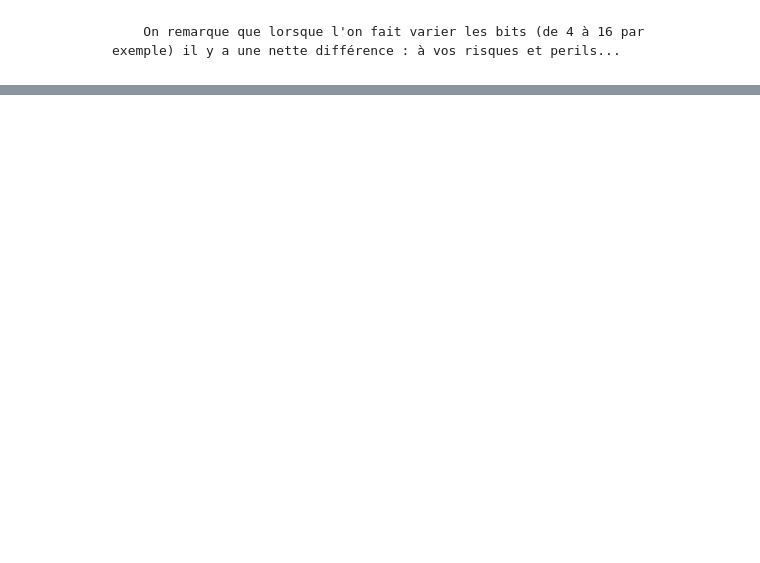
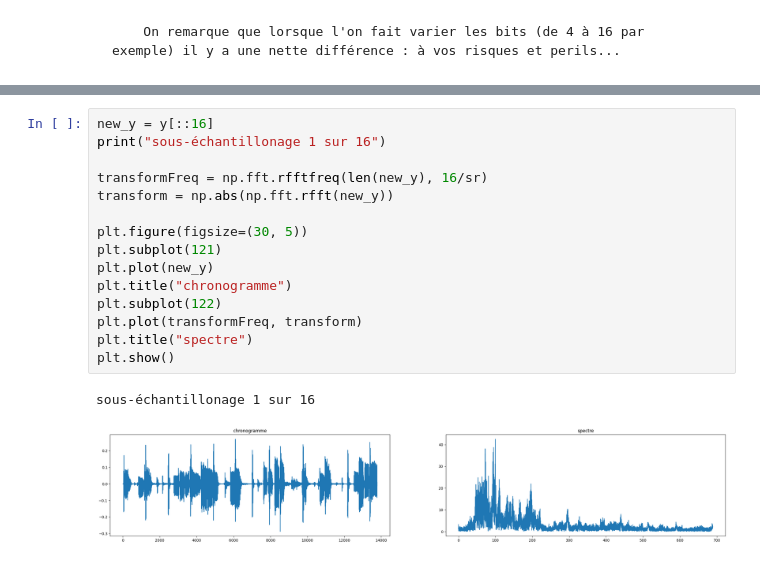
Before and after one commit to DeyannK/Donnees-numeriques, a Jupyter notebook: TP1-2-Introduction/TP.ipynb, the cells around one changed output, grey strips where cells are left out. Saved outputs shown, nothing was run; the diff lists cells and outputs as text; blank space fills up the shorter version.

```diff
--- a/TP1-Introduction/TP.ipynb
+++ b/TP1-2-Introduction/TP.ipynb
@@ -382,0 +459,18 @@ ipd.Audio(s, rate=sr)
+# %%
+new_y = y[::16]
+print("sous-échantillonage 1 sur 16")
+
+transformFreq = np.fft.rfftfreq(len(new_y), 16/sr)
+transform = np.abs(np.fft.rfft(new_y))
+
+plt.figure(figsize=(30, 5))
+plt.subplot(121)
+plt.plot(new_y)
+plt.title("chronogramme")
+plt.subplot(122)
+plt.plot(transformFreq, transform)
+plt.title("spectre")
+plt.show()
+# %% [output]
+sous-échantillonage 1 sur 16
+[figure, added]
```
Also changed, not shown: parts of 15 cells of this notebook.
